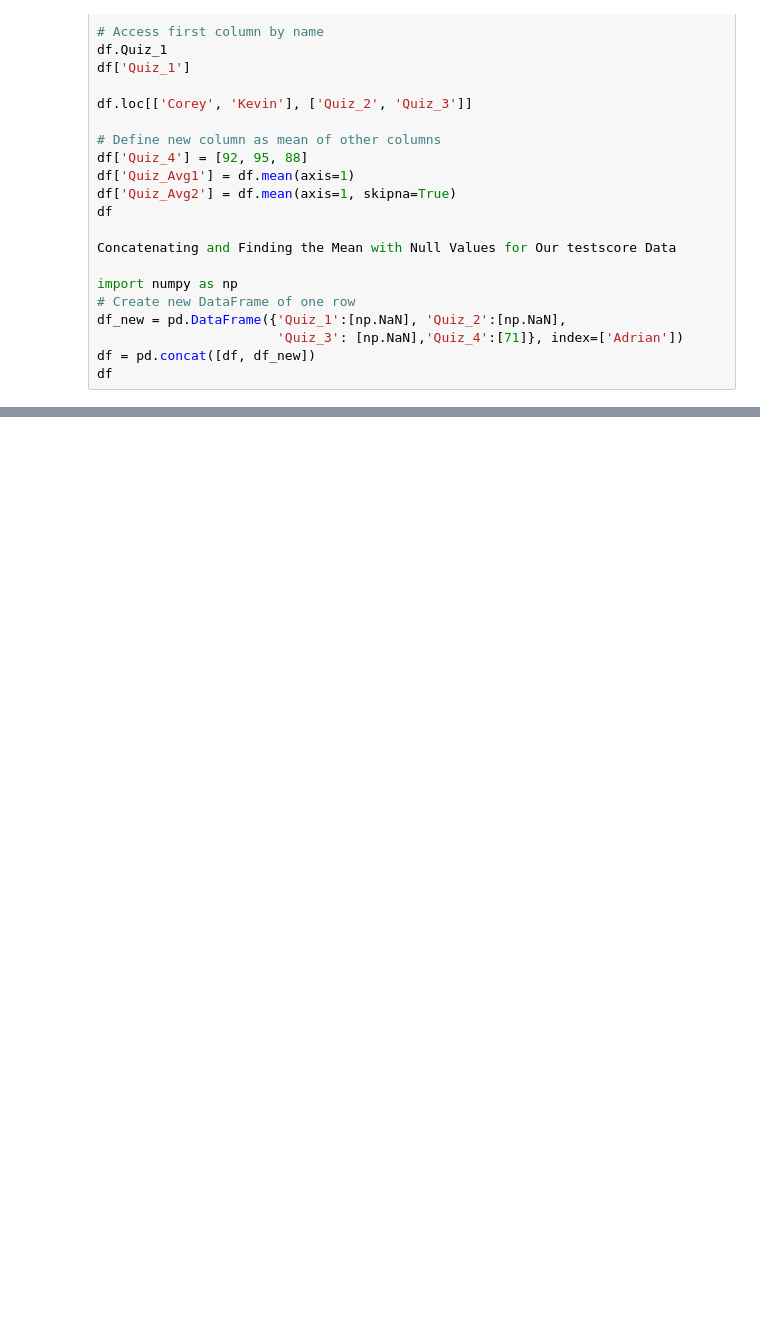
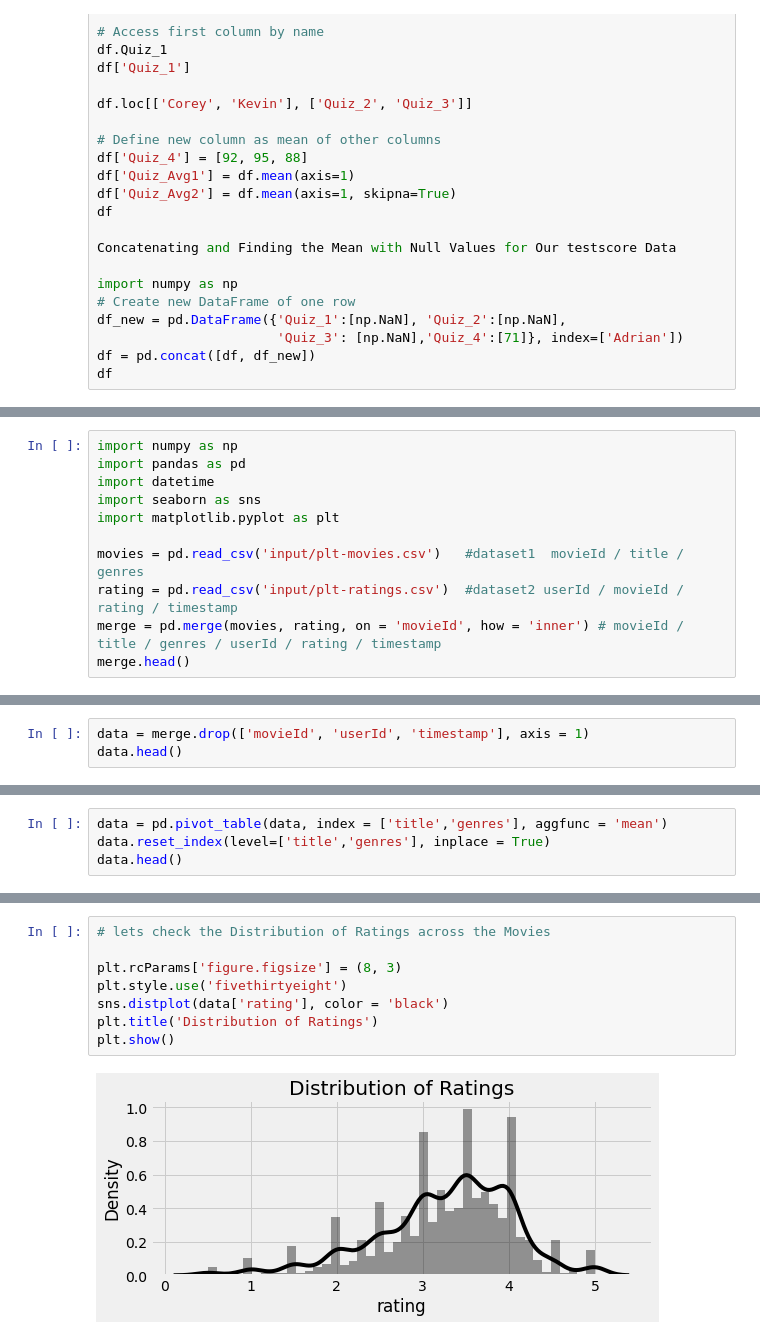
Before and after one commit to juck30808/juck30808, a Jupyter notebook: 03.00001.ipynb, the cells around one changed output, grey strips where cells are left out. Cells and saved outputs as stored; diff of their text form; blank space fills up the shorter version.

```diff
--- a/03.00001.ipynb
+++ b/03.00001.ipynb
@@ -674,0 +819,11 @@ df
+# %%
+import numpy as np
+import pandas as pd
+import datetime
+import seaborn as sns
+import matplotlib.pyplot as plt
+
+movies = pd.read_csv('input/plt-movies.csv')   #dataset1  movieId / title / genres
+rating = pd.read_csv('input/plt-ratings.csv')  #dataset2 userId / movieId / rating / timestamp
+merge = pd.merge(movies, rating, on = 'movieId', how = 'inner') # movieId / title / genres / userId / rating / timestamp
+merge.head()
@@ -674,0 +855,3 @@ df
+# %%
+data = merge.drop(['movieId', 'userId', 'timestamp'], axis = 1)
+data.head()
@@ -674,0 +865,4 @@ df
+# %%
+data = pd.pivot_table(data, index = ['title','genres'], aggfunc = 'mean')
+data.reset_index(level=['title','genres'], inplace = True)
+data.head()
@@ -674,0 +876,10 @@ df
+# %%
+# lets check the Distribution of Ratings across the Movies
+
+plt.rcParams['figure.figsize'] = (8, 3)
+plt.style.use('fivethirtyeight')
+sns.distplot(data['rating'], color = 'black')
+plt.title('Distribution of Ratings')
+plt.show()
+# %% [output]
+[figure, added]
```
Also changed, not shown: parts of 24 cells of this notebook, 3 other files.
